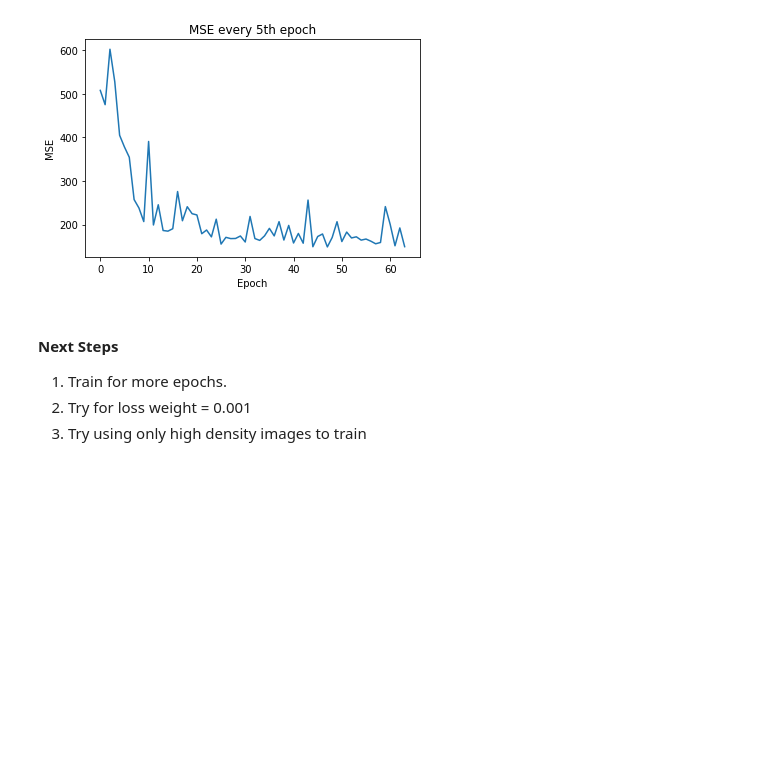
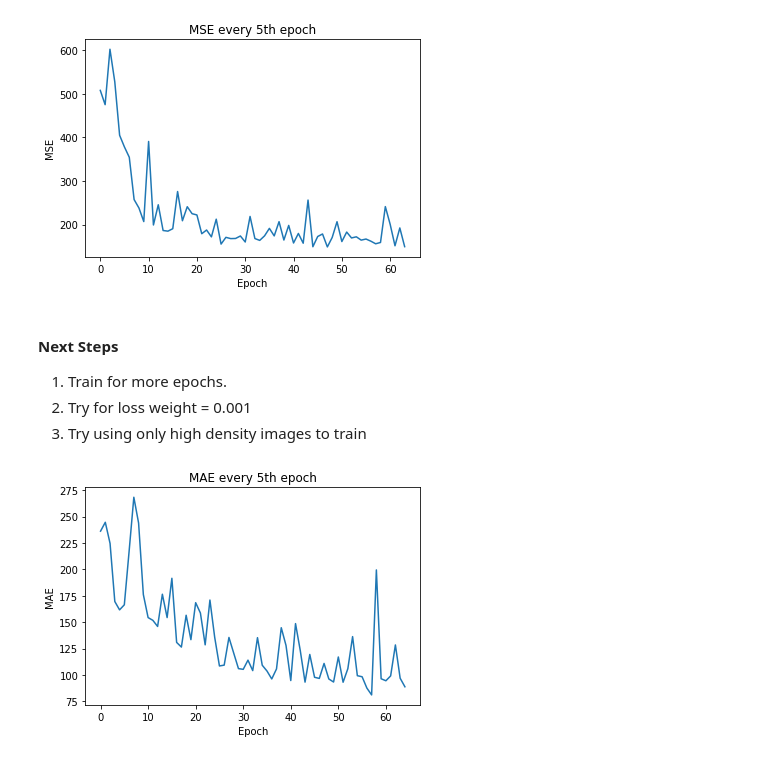
Before and after one commit to udbhav-sharma/CSE523_Progress_Report, a Jupyter notebook: Analysis [Feb 28]/Analysis [Feb 28].ipynb, the cells around one changed output. Cells and saved outputs as stored; diff of their text form; code cells hidden in the pictures; blank space fills up the shorter version.

```diff
--- a/Analysis [Feb 28]/Analysis [Feb 28].ipynb
+++ b/Analysis [Feb 28]/Analysis [Feb 28].ipynb
@@ -161,3 +161,14 @@ plt.show()
 1. Train for more epochs.
 2. Try for loss weight = 0.001
 3. Try using only high density images to train
+# %%
+MAE_HR = np.genfromtxt('MAE_Trial_1.csv', delimiter=',')
+MAE_HR = MAE_HR[:65]
+
+plt.plot(MAE_HR)
+plt.title('MAE every 5th epoch')
+plt.ylabel('MAE')
+plt.xlabel('Epoch')
+plt.show()
+# %% [output]
+[figure, added]
```
Also changed, not shown: parts of 1 cell of this notebook, 21 other files.
